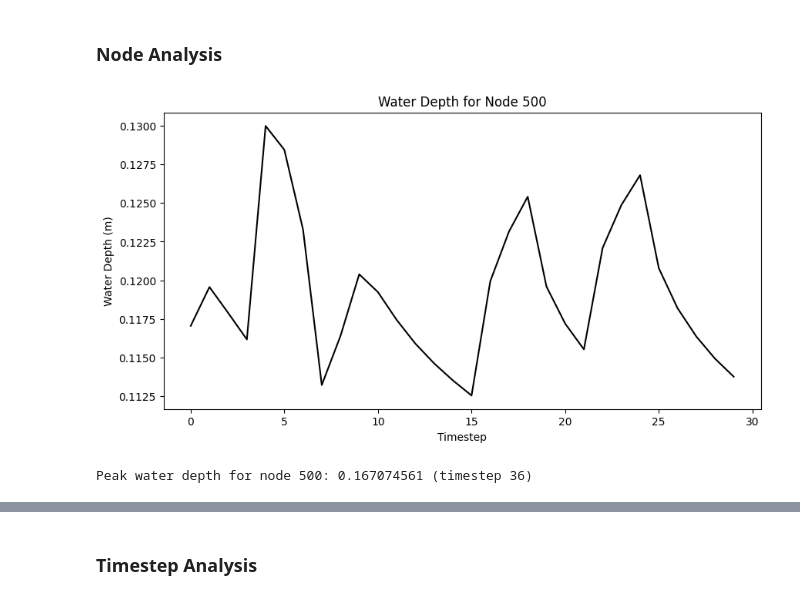
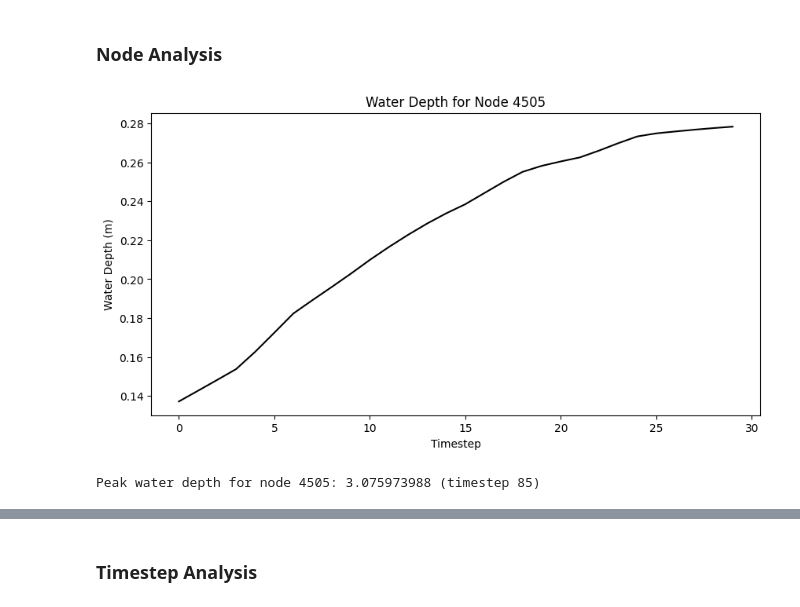
Before and after one commit to acostacos/gnn_flood_modeling, a Jupyter notebook: view_metrics.ipynb, the cells around one changed output, grey strips where cells are left out. Saved outputs shown, nothing was run; the diff lists cells and outputs as text; code cells hidden in the pictures.

```diff
--- a/view_metrics.ipynb
+++ b/view_metrics.ipynb
@@ -74,16 +76,16 @@ plot(nse_flooded, xlabel='Timestep', ylabel='NSE', title='NSE for Flooded Areas
 # %% [markdown]
 ### Overall Metric Comparison
 # %%
-def get_hecras_water_depth(hecras_path: str, node_shp_path: str):
-    water_level = torch.from_numpy(get_water_level(hecras_path))
-    cell_elevation = torch.from_numpy(get_cell_elevation(node_shp_path))
-    water_depth = torch.clip(water_level - cell_elevation, min=0)
+def get_hecras_water_depth(hecras_path: str, node_shp_path: str) -> np.ndarray:
+    water_level = get_water_level(hecras_path)
+    cell_elevation = get_cell_elevation(node_shp_path)
+    water_depth = np.clip(water_level - cell_elevation, a_min=0, a_max=None)
     return water_depth
 
-def get_hydrographnet_water_depth(interval: int = 1, skip: int = 72, num_nodes: int = 4787):
+def get_hydrographnet_water_depth(interval: int = 1, skip: int = 72, num_nodes: int = 4787) -> np.ndarray:
     water_depth_path = "C:\\Users\\Carlo\\Documents\\School\\Masters\\NUS\\Dissertation\\HydroGraphNet\\outputs_phy\\data\\M80_WD_H401.txt"
     water_depth = np.loadtxt(water_depth_path, delimiter='\t')[skip::interval, :num_nodes]
-    return torch.from_numpy(water_depth)
+    return water_depth
 
 def get_hecras_gpd_node_df(node_shp_path: str):
     node_df = gpd.read_file(node_shp_path)
@@ -191,27 +206,40 @@ plot_metric_for_all_models(metric_paths, 'csi')
 # %% [markdown]
 ### Node Analysis
 # %%
-NODE_IDX = 500
+# NODE_IDX = 0
+
+# HydroGraphNet
+# NODE_IDX = 4520 # Upstream node index
+# NODE_IDX = 4400 # Midstream node index
+# NODE_IDX = 3950 # Downstream node index
+# NODE_IDX = 4760 # Node in small channel
+# NODE_IDX = 2573 # High water level node
+# NODE_IDX = 4659 # High water level node
+NODE_IDX = 4505 # High water level node
+# NODE_IDX = 3939 # High water level node
+
+# HEC-RAS LR
 # NODE_IDX = 3536 # Upstream node index
 # NODE_IDX = 10593 # Midstream node index
 # NODE_IDX = 17686 # Downstream node index
 
-def plot_water_depth_for_node(node_idx: int, water_depth: torch.Tensor, num_timesteps: int = None):
+def plot_water_depth_for_node(node_idx: int, water_depth: np.ndarray, num_timesteps: int = None):
     if num_timesteps is None:
         num_timesteps = water_depth.shape[0]
 
     plt.figure(figsize=(10, 5))
     plt.title(f'Water Depth for Node {node_idx}')
     plt.xlabel('Timestep')
     plt.ylabel('Water Depth (m)')
-    plt.plot(water_depth[:num_timesteps, node_idx].numpy(), color='black')
+    plt.plot(water_depth[:num_timesteps, node_idx], color='black')
     plt.show()
 
-plot_water_depth_for_node(NODE_IDX, water_depth, num_timesteps=30)
+num_timesteps = 30
+plot_water_depth_for_node(NODE_IDX, water_depth, num_timesteps=num_timesteps)
 peak_wd = water_depth[:, NODE_IDX].max()
 peak_wd_timestep = water_depth[:, NODE_IDX].argmax()
 print(f"Peak water depth for node {NODE_IDX}: {peak_wd} (timestep {peak_wd_timestep})")
 # %% [output]
-[figure, old version]
+[figure, new version]
-Peak water depth for node 500: 0.167074561 (timestep 36)
+Peak water depth for node 4505: 3.075973988 (timestep 85)
 # %%
```
Also changed, not shown: parts of 11 cells of this notebook.
